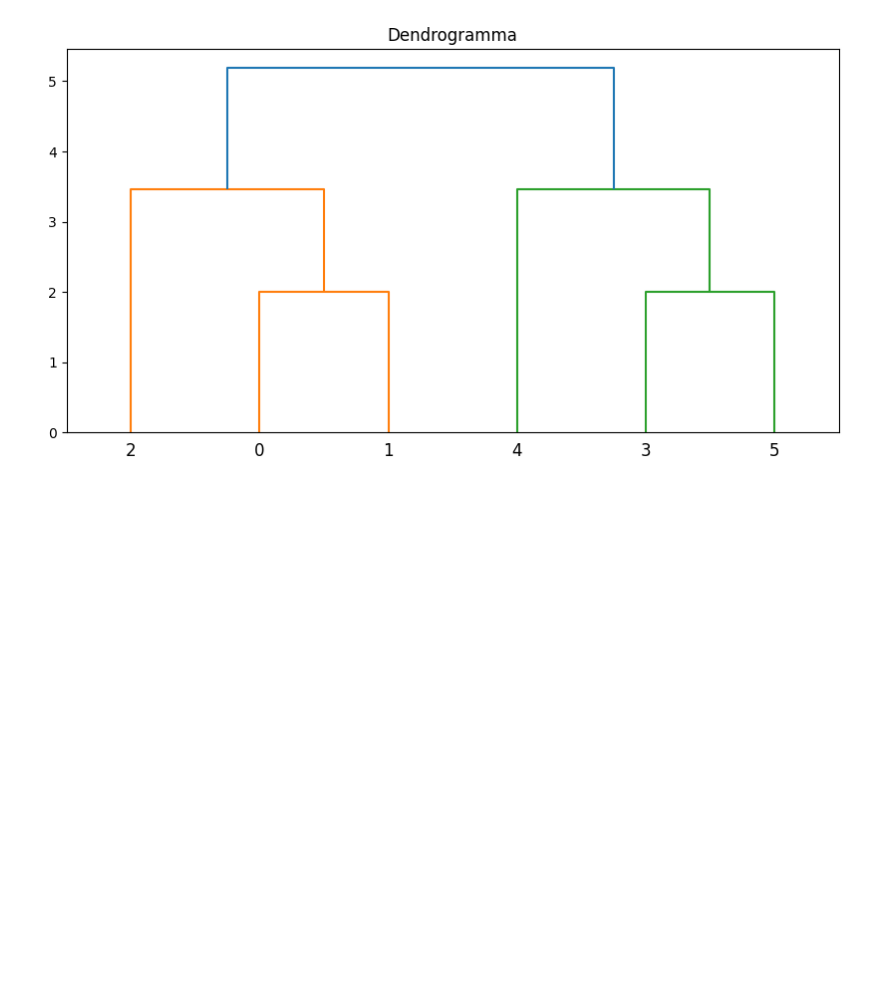
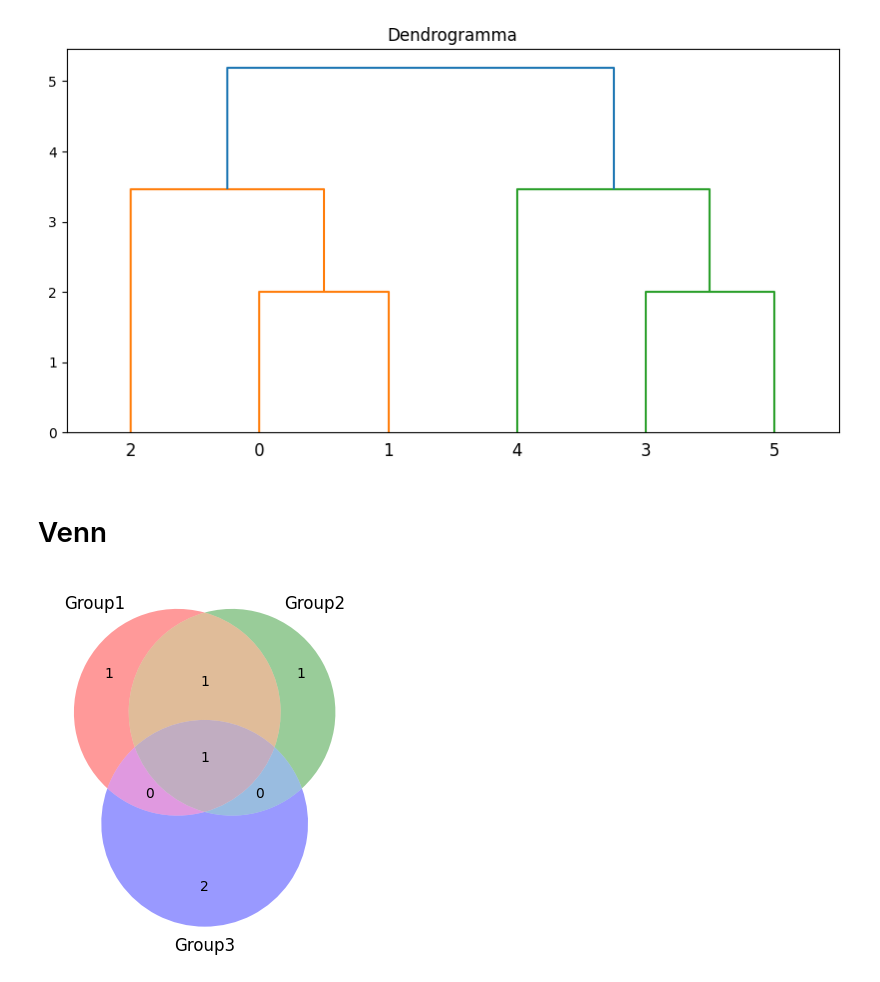
Before and after one commit to Undersk0re/machine-learning-course, a Jupyter notebook: Example/03-matplot.ipynb, the cells around one changed output. Drawn from its saved outputs; the diff is of its cells as text; code cells hidden in the pictures; blank space fills up the shorter version.

```diff
--- a/Example/03-matplot.ipynb
+++ b/Example/03-matplot.ipynb
@@ -426,3 +426,18 @@ plt.title("Dendrogramma")
 plt.show()
 # %% [output]
 [figure]
+# %% [markdown]
+# Venn
+# %%
+import matplotlib.pyplot as plt
+from matplotlib_venn import venn3
+
+set1 = set(['A', 'B', 'C'])
+set2 = set(['A', 'B', 'D'])
+set3 = set(['A', 'E', 'F'])
+
+venn3([set1, set2, set3], ('Group1', 'Group2', 'Group3'))
+
+plt.show()
+# %% [output]
+[figure, added]
```
Also changed, not shown: 3 other files.
